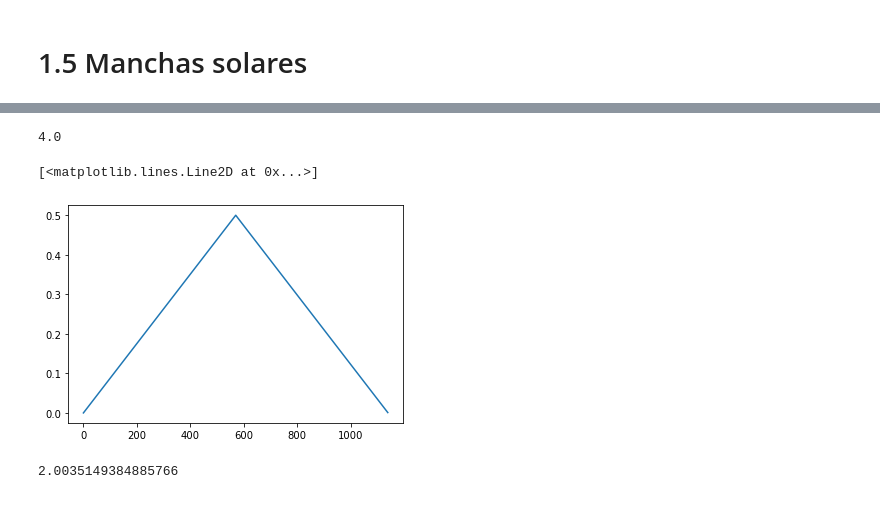
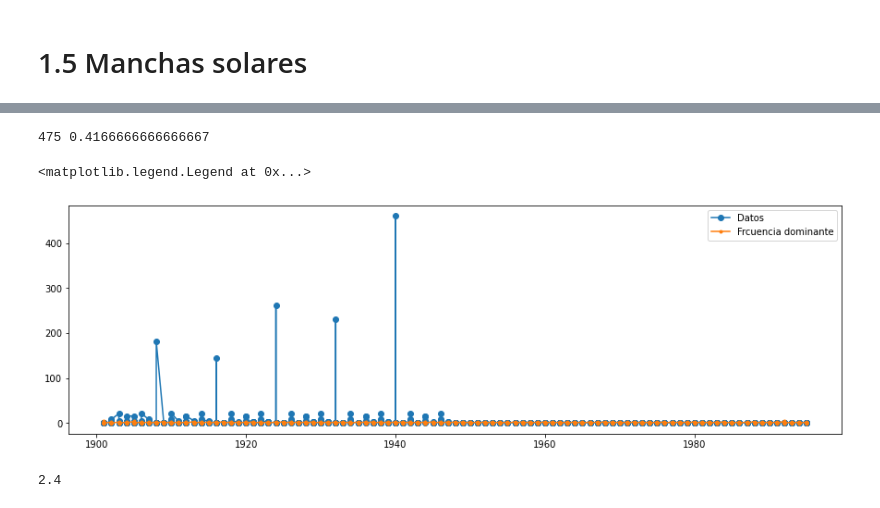
Before and after one commit to juanpablosalas/DanielDoradoJuanPabloSalas, a Jupyter notebook: Semana2/Semana2_DanielDorado_JuanPabloSalas.ipynb, the cells around one changed output, grey strips where cells are left out. Drawn from its saved outputs; the diff is of its cells as text; code cells hidden in the pictures.

```diff
--- a/Semana2/Semana2_DanielDorado_JuanPabloSalas.ipynb
+++ b/Semana2/Semana2_DanielDorado_JuanPabloSalas.ipynb
@@ -139,15 +134,22 @@ freq.size
-# %%
-1/np.mean(np.abs(freq))
-# %% [output]
-4.0
-# %%
-plt.plot(np.abs(freq))
-# %% [output]
-[<matplotlib.lines.Line2D at 0x...>]
-[figure, removed]
-# %%
-1/np.max(freq)
-# %% [output]
-2.0035149384885766
 # %%
-plt.plot
+ii = np.argmax(XMag2)
+print(ii,freq[ii])
+T = 1/freq[ii]
+# %% [output]
+475 0.4166666666666667
+# %%
+filtrada = np.fft.ifft(2*XMag)
+# %%
+fig = plt.figure(figsize=(15,10))
+ax = fig.add_subplot(2,1,1)
+ax.plot(t,XMag,marker='o',label='Datos')
+ax.plot(t,np.real(filtrada),'.-',label='Frecuencia dominante')
+plt.legend(loc=1)
+ax.
+# %% [output]
+<matplotlib.legend.Legend at 0x...>
+[figure, added]
+# %%
+T
+# %% [output]
+2.4
```
Also changed, not shown: parts of 24 cells of this notebook, 5 other files.
